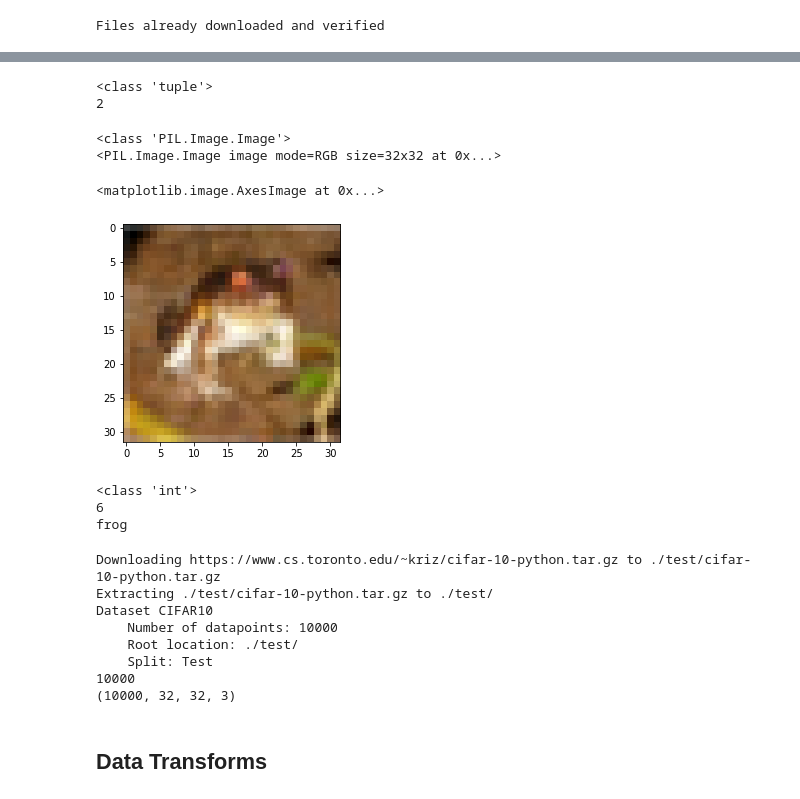
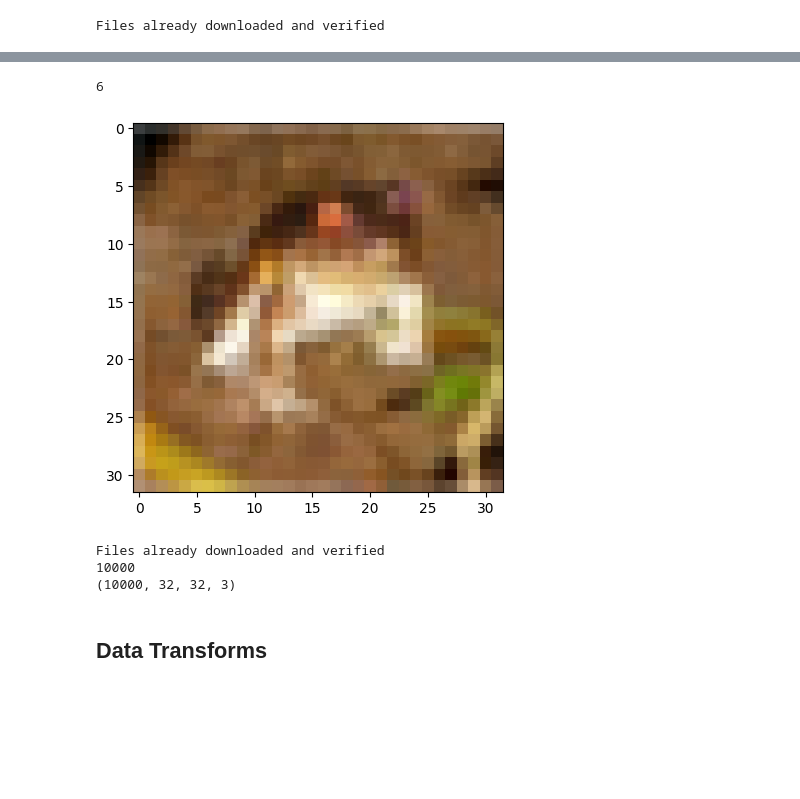
Before and after one commit to yagnaVNK/DeepLearning_class, a Jupyter notebook: Assignment 3/03_Deep_Learning_Development_with_PyTorch.ipynb, the cells around one changed output, grey strips where cells are left out. Drawn from its saved outputs; the diff is of its cells as text; code cells hidden in the pictures; blank space fills up the shorter version.

```diff
--- a/Assignment 3/03_Deep_Learning_Development_with_PyTorch.ipynb
+++ b/Assignment 3/03_Deep_Learning_Development_with_PyTorch.ipynb
@@ -71,69 +16,24 @@ Dataset CIFAR10
-# %%
-print(type(train_data[0]))
-# out: <class 'tuple'>
-
-print(len(train_data[0]))
-# out: 2
-
-data, label = train_data[0]
-# %% [output]
-<class 'tuple'>
-2
-# %%
-print(type(data))
-# out: <class 'PIL.Image.Image'>
-
-print(data)
-# out:
-# <PIL.Image.Image image mode=RGB
-#       size=32x32 at 0x7FA61D6F1748>
-# %% [output]
-<class 'PIL.Image.Image'>
-<PIL.Image.Image image mode=RGB size=32x32 at 0x...>
-# %%
-import matplotlib.pyplot as plt
-
-plt.imshow(data)
-# %% [output]
-<matplotlib.image.AxesImage at 0x...>
-[figure, removed]
-# %%
-print(type(label))
-# out: <class 'int'>
-
-print(label)
-# out: 6
-
-print(train_data.classes[label])
-# out: frog
-# %% [output]
-<class 'int'>
-6
-frog
+# %%
+# Accessing the Data
+import matplotlib.pyplot as plt
+plt.imshow(train_data[0][0])
+
+#Accessing the label
+print(train_data[0][1])
+# %% [output]
+6
+[figure, added]
 # %%
 test_data = CIFAR10(root="./test/",
                     train=False,
                     download=True)
 
-print(test_data)
-# out:
-# Dataset CIFAR10
-#     Number of datapoints: 10000
-#     Root location: ./test/
-#     Split: Test
 
 print(len(test_data))
-# out: 10000
 
-print(test_data.data.shape) # ndarray
-# out: (10000, 32, 32, 3)
+print(test_data.data.shape)
 # %% [output]
-Downloading https://www.cs.toronto.edu/~kriz/cifar-10-python.tar.gz to ./test/cifar-10-python.tar.gz
-Extracting ./test/cifar-10-python.tar.gz to ./test/
-Dataset CIFAR10
-    Number of datapoints: 10000
-    Root location: ./test/
-    Split: Test
+Files already downloaded and verified
 10000
 (10000, 32, 32, 3)
 # %% [markdown]
```
Also changed, not shown: parts of 46 cells of this notebook, 8 other files.
